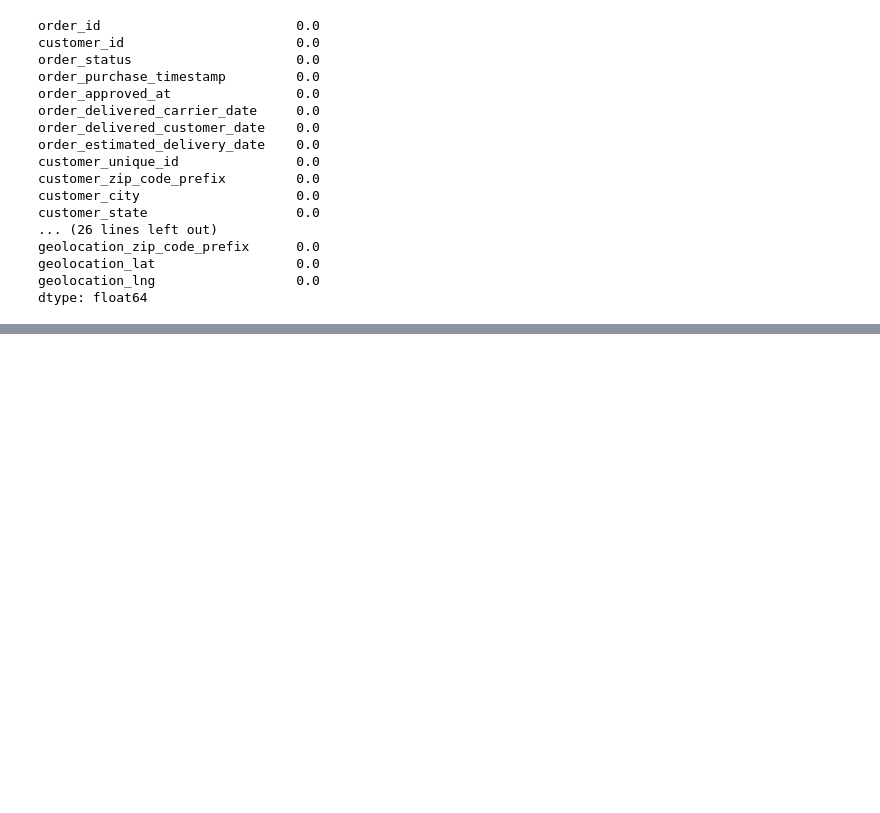
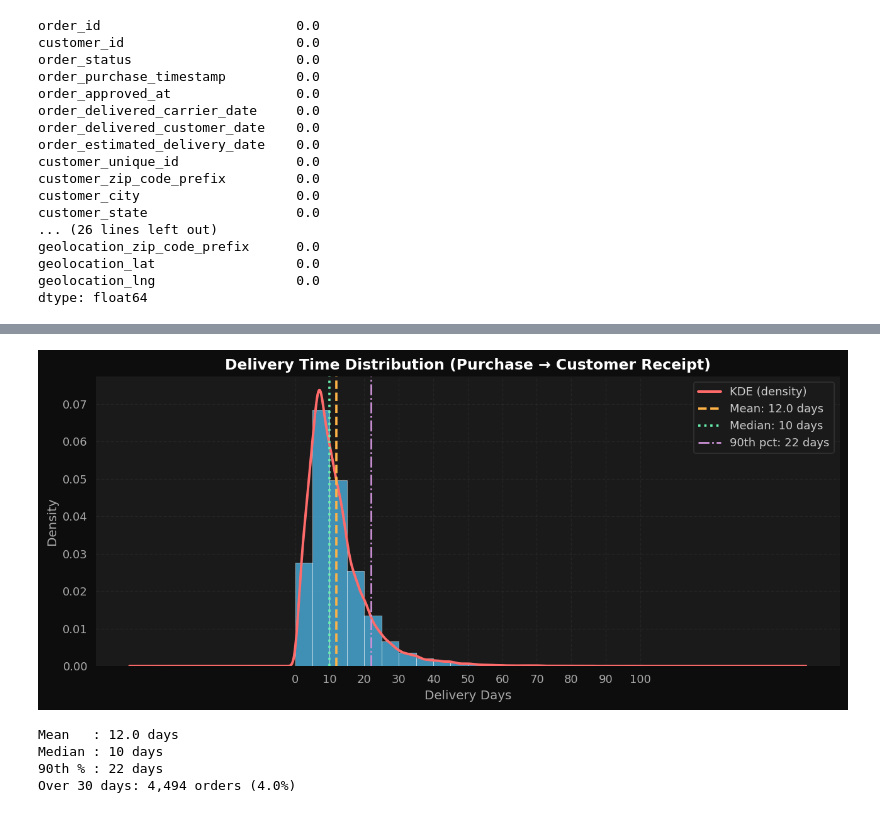
Before and after one commit to sandip1203/Brazilian-E-commerce-Dashboard, a Jupyter notebook: notebook/data cleaning.ipynb, the cells around one changed output, grey strips where cells are left out. Drawn from its saved outputs; the diff is of its cells as text; code cells hidden in the pictures; blank space fills up the shorter version.

```diff
--- a/notebook/data cleaning.ipynb
+++ b/notebook/data cleaning.ipynb
@@ -398,0 +617,50 @@ dtype: float64
+# %%
+delivery_days = df1['delivery_days'].dropna()
+delivery_days = delivery_days[(delivery_days > 0) & (delivery_days < 100)]
+
+bin_size = 5
+
+bins = np.arange(0, delivery_days.max() + bin_size, bin_size)
+
+fig, ax = plt.subplots(figsize=(10, 4.5))
+
+
+ax.hist(delivery_days, bins=bins, color=COLORS['blue'],
+        edgecolor='white', linewidth=0.4, alpha=0.7, density=True)
+
+delivery_days.plot.kde(ax=ax, color=COLORS['red'], lw=2.2, label='KDE (density)')
+
+ax.axvline(delivery_days.mean(),
+           color=COLORS['orange'], lw=2, linestyle='--',
+           label=f'Mean: {delivery_days.mean():.1f} days')
+
+ax.axvline(delivery_days.median(),
+           color=COLORS['green'], lw=2, linestyle=':',
+           label=f'Median: {delivery_days.median():.0f} days')
+
+ax.axvline(delivery_days.quantile(0.9),
+           color=COLORS['purple'], lw=1.5, linestyle='-.',
+           label=f'90th pct: {delivery_days.quantile(0.9):.0f} days')
+
+ax.set_xticks(bins)
+
+ax.set_xticks(bins[::2])
+
+ax.set_title('Delivery Time Distribution (Purchase → Customer Receipt)')
+ax.set_xlabel('Delivery Days')
+ax.set_ylabel('Density')
+
+ax.legend(framealpha=0.9)
+plt.tight_layout()
+plt.show()
+
+print(f"Mean   : {delivery_days.mean():.1f} days")
+print(f"Median : {delivery_days.median():.0f} days")
+print(f"90th % : {delivery_days.quantile(0.9):.0f} days")
+print(f"Over 30 days: {(delivery_days > 30).sum():,} orders ({(delivery_days > 30).mean()*100:.1f}%)")
+# %% [output]
+[figure, added]
+Mean   : 12.0 days
+Median : 10 days
+90th % : 22 days
+Over 30 days: 4,494 orders (4.0%)
```
Also changed, not shown: parts of 18 cells of this notebook.
